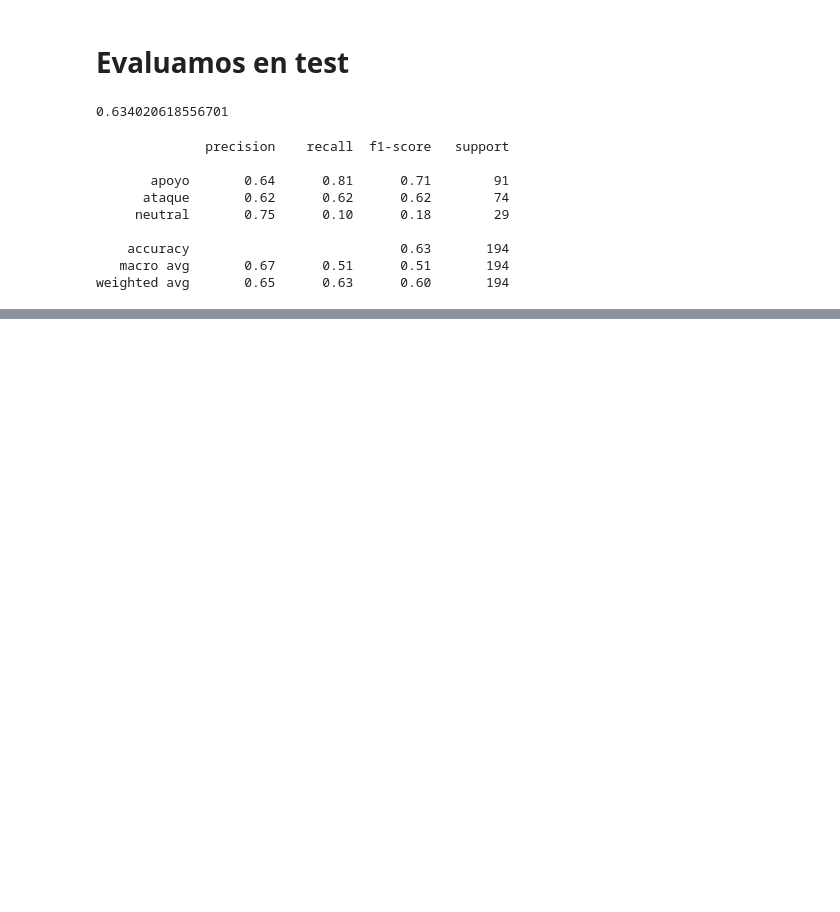
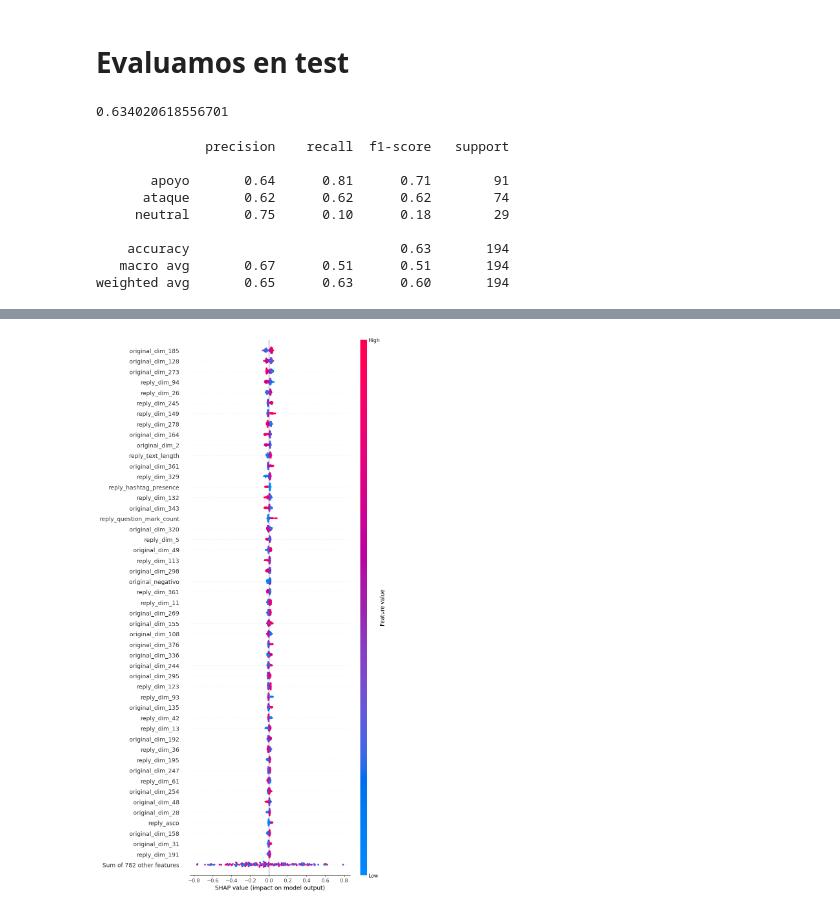
Before and after one commit to pablocelayes/famaf-text-mining-stance-tweets, a Jupyter notebook: 05 - clasificación de interacciones.ipynb, the cells around one changed output, grey strips where cells are left out. Cells and saved outputs as stored; diff of their text form; code cells hidden in the pictures; blank space fills up the shorter version.

```diff
--- a/05 - clasificación de interacciones.ipynb
+++ b/05 - clasificación de interacciones.ipynb
@@ -546,0 +567,5 @@ confusion_matrix?
+# %%
+# Ataque
+shap.plots.beeswarm(explanation[...,1], max_display=50)
+# %% [output]
+[figure, added]
```
Also changed, not shown: parts of 34 cells of this notebook, 1 other file.
